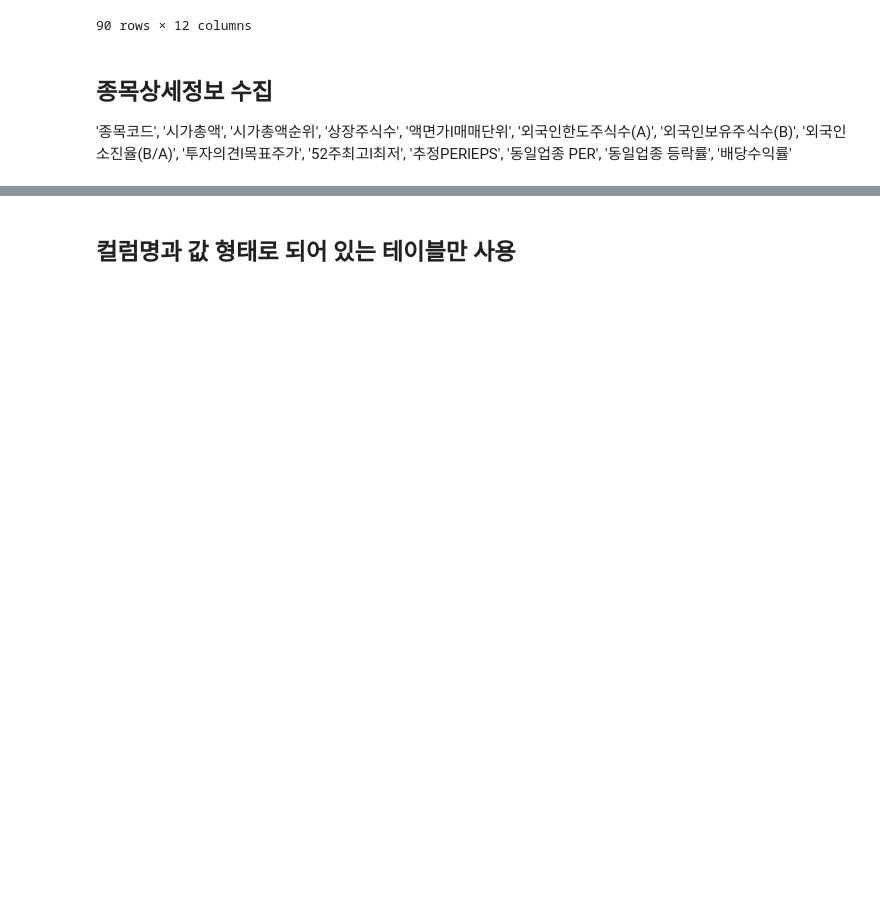
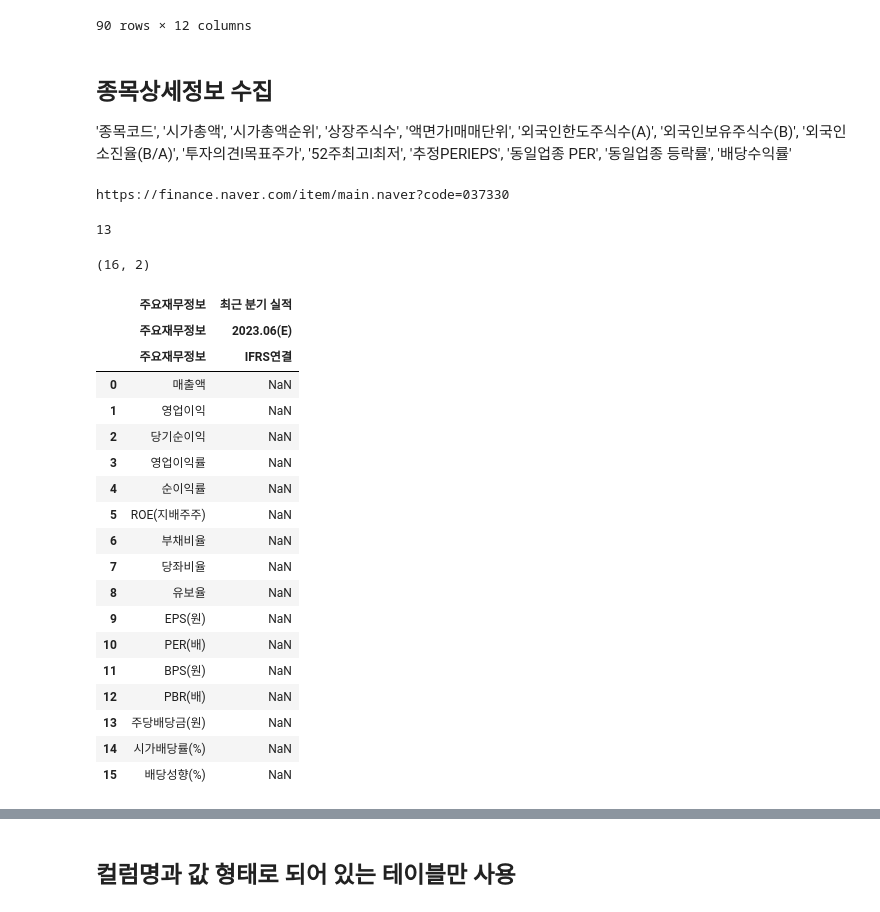
Before and after one commit to jamjamzo/finance-data-analysis, a Jupyter notebook: 5.1 업종 테마주 수집-input.ipynb, the cells around one changed output, grey strips where cells are left out. Cells and saved outputs as stored; diff of their text form; code cells hidden in the pictures; blank space fills up the shorter version.

```diff
--- a/5.1 업종 테마주 수집-input.ipynb
+++ b/5.1 업종 테마주 수집-input.ipynb
@@ -249,11 +254,40 @@ item_name = "셀트리온"
 # %%
 # 종목상세정보를 위한 url을 확보합니다.
 # item_code에는 종목코드 수집시에 마지막에 수집된 데이터가 남아있습니다.
-item_url
+item_url = f"https://finance.naver.com/item/main.naver?code={item_code}"
+print(item_url)
+# %% [output]
+https://finance.naver.com/item/main.naver?code=037330
 # %%
 # read_html을 이용해 데이터를 수집합니다.
-tables
+tables = pd.read_html(item_url, encoding="cp949")
+len(tables)
+# %% [output]
+13
 # %%
 # 제대로 수집이 되었는지 확인합니다.
+print(tables[3].iloc[:,[0,-1]].shape)
+tables[3].iloc[:,[0,-1]]
+# %% [output]
+(16, 2)
+|  | 주요재무정보 | 최근 분기 실적 |
+|  | 주요재무정보 | 2023.06(E) |
+|  | 주요재무정보 | IFRS연결 |
+| 0 | 매출액 | NaN |
+| 1 | 영업이익 | NaN |
+| 2 | 당기순이익 | NaN |
+| 3 | 영업이익률 | NaN |
+| 4 | 순이익률 | NaN |
+| 5 | ROE(지배주주) | NaN |
+| 6 | 부채비율 | NaN |
+| 7 | 당좌비율 | NaN |
+| 8 | 유보율 | NaN |
+| 9 | EPS(원) | NaN |
+| 10 | PER(배) | NaN |
+| 11 | BPS(원) | NaN |
+| 12 | PBR(배) | NaN |
+| 13 | 주당배당금(원) | NaN |
+| 14 | 시가배당률(%) | NaN |
+| 15 | 배당성향(%) | NaN |
 # %%
 # tables의 원소값을 확인하여 원하는 데이터가 어디에 있는지 확인합니다.
```
Also changed, not shown: parts of 25 cells of this notebook, 1 other file.
